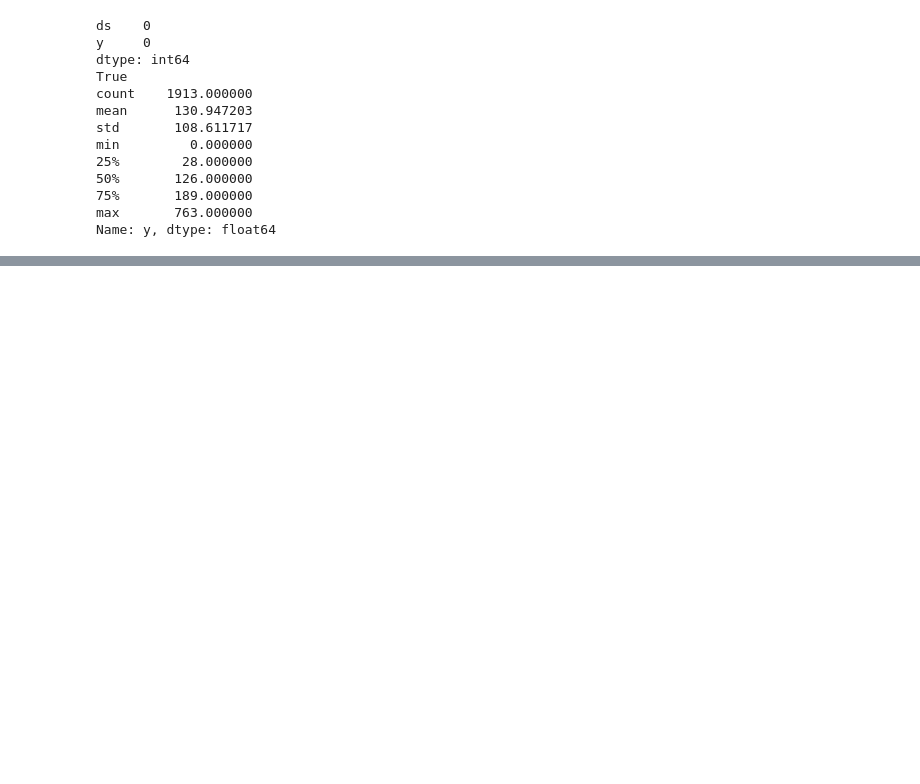
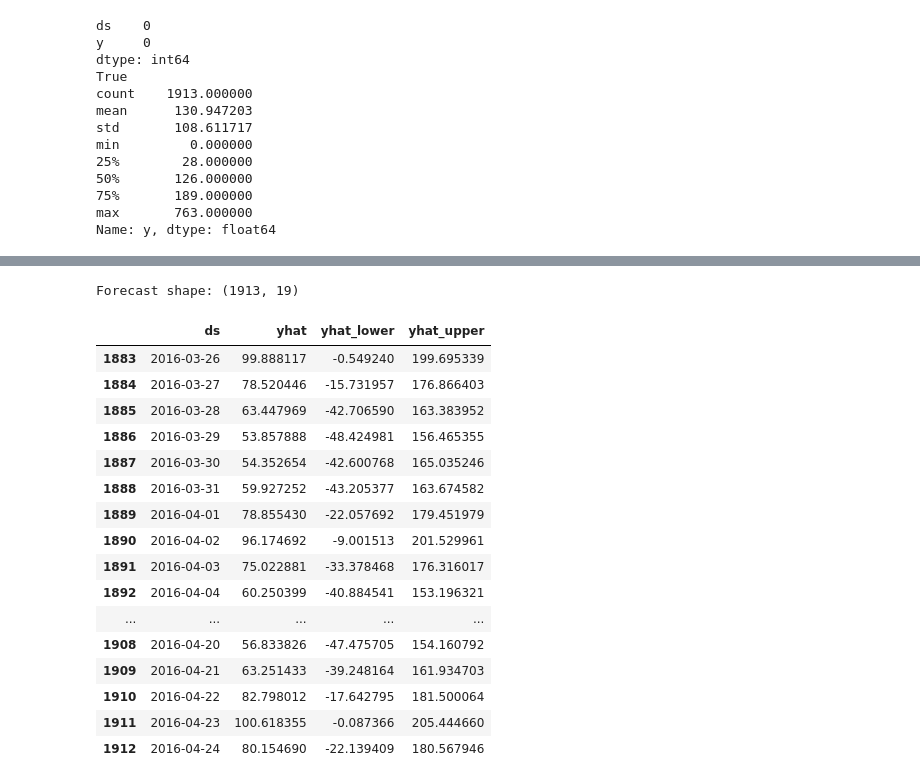
Before and after one commit to Tharuni-23/Retail-demand-forecasting-and-inventory-optimization, a Jupyter notebook: Notebooks/02_time_series_forecasting.ipynb, the cells around one changed output, grey strips where cells are left out. Cells and saved outputs as stored; diff of their text form; code cells hidden in the pictures; blank space fills up the shorter version.

```diff
--- a/Notebooks/02_time_series_forecasting.ipynb
+++ b/Notebooks/02_time_series_forecasting.ipynb
@@ -286,0 +340,34 @@ Prophet installed: False
+# %%
+future = model.make_future_dataframe(
+    periods=forecast_horizon,
+    freq="D"
+)
+
+forecast = model.predict(future)
+
+print("Forecast shape:", forecast.shape)
+
+display(
+    forecast[
+        ["ds", "yhat", "yhat_lower", "yhat_upper"]
+    ].tail(30)
+)
+# %% [output]
+Forecast shape: (1913, 19)
+|  | ds | yhat | yhat_lower | yhat_upper |
+| 1883 | 2016-03-26 | 99.888117 | -0.549240 | 199.695339 |
+| 1884 | 2016-03-27 | 78.520446 | -15.731957 | 176.866403 |
+| 1885 | 2016-03-28 | 63.447969 | -42.706590 | 163.383952 |
+| 1886 | 2016-03-29 | 53.857888 | -48.424981 | 156.465355 |
+| 1887 | 2016-03-30 | 54.352654 | -42.600768 | 165.035246 |
+| 1888 | 2016-03-31 | 59.927252 | -43.205377 | 163.674582 |
+| 1889 | 2016-04-01 | 78.855430 | -22.057692 | 179.451979 |
+| 1890 | 2016-04-02 | 96.174692 | -9.001513 | 201.529961 |
+| 1891 | 2016-04-03 | 75.022881 | -33.378468 | 176.316017 |
+| 1892 | 2016-04-04 | 60.250399 | -40.884541 | 153.196321 |
+| ... | ... | ... | ... | ... |
+| 1908 | 2016-04-20 | 56.833826 | -47.475705 | 154.160792 |
+| 1909 | 2016-04-21 | 63.251433 | -39.248164 | 161.934703 |
+| 1910 | 2016-04-22 | 82.798012 | -17.642795 | 181.500064 |
+| 1911 | 2016-04-23 | 100.618355 | -0.087366 | 205.444660 |
+| 1912 | 2016-04-24 | 80.154690 | -22.139409 | 180.567946 |
```
Also changed, not shown: parts of 18 cells of this notebook, 1 other file.
